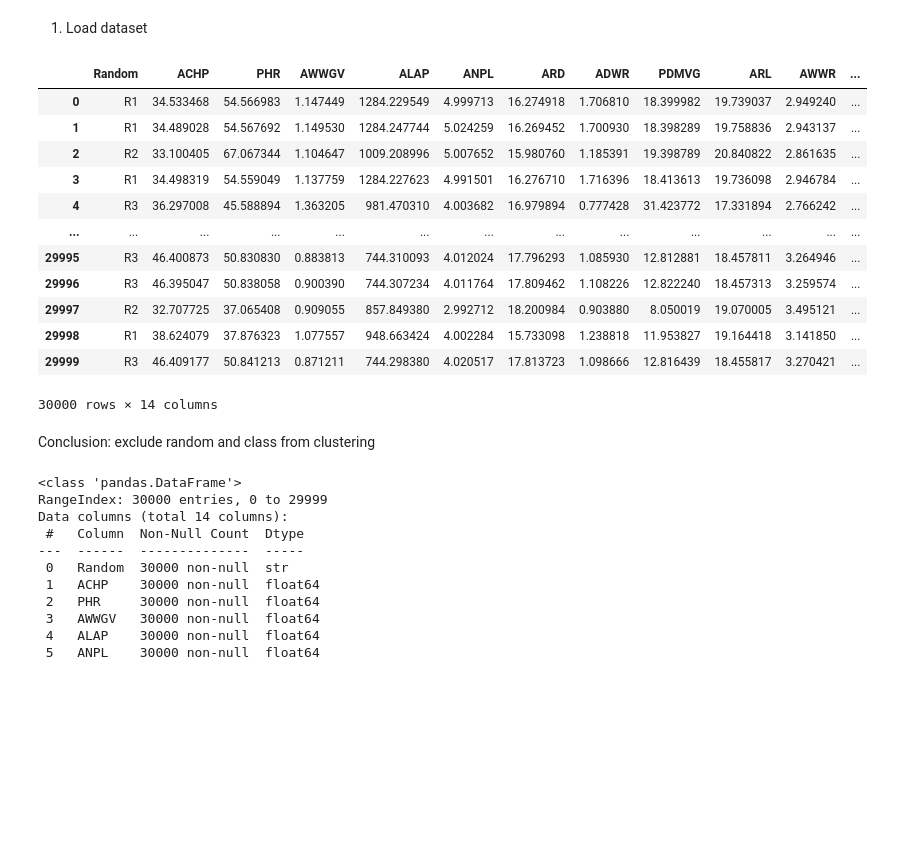
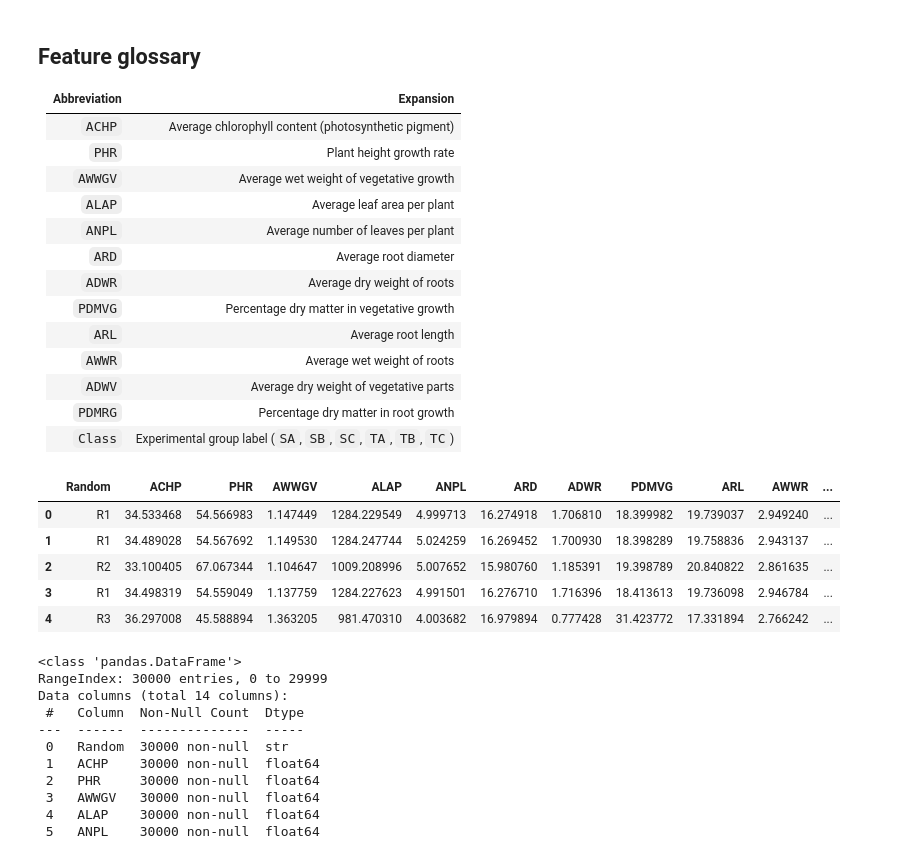
Before and after one commit to DiyaGhorpade/Major-Project, a Jupyter notebook: greenhouse-plant-growth-metrics-eda.ipynb, the cells around one changed output. Saved outputs shown, nothing was run; the diff lists cells and outputs as text; code cells hidden in the pictures; blank space fills up the shorter version.

```diff
--- a/greenhouse-plant-growth-metrics-eda.ipynb
+++ b/greenhouse-plant-growth-metrics-eda.ipynb
@@ -1,29 +1,36 @@
+# %% [markdown]
+## Feature glossary
+
+| Abbreviation | Expansion |
+|---|---|
+| `ACHP` | Average chlorophyll content (photosynthetic pigment) |
+| `PHR` | Plant height growth rate |
+| `AWWGV` | Average wet weight of vegetative growth |
+| `ALAP` | Average leaf area per plant |
+| `ANPL` | Average number of leaves per plant |
+| `ARD` | Average root diameter |
+| `ADWR` | Average dry weight of roots |
+| `PDMVG` | Percentage dry matter in vegetative growth |
+| `ARL` | Average root length |
+| `AWWR` | Average wet weight of roots |
+| `ADWV` | Average dry weight of vegetative parts |
+| `PDMRG` | Percentage dry matter in root growth |
+| `Class` | Experimental group label (`SA`, `SB`, `SC`, `TA`, `TB`, `TC`) |
 # %%
 import numpy as np
 import pandas as pd
 import matplotlib.pyplot as plt
 import seaborn as sns
-# %% [markdown]
-1. Load dataset
 # %%
 df = pd.read_csv('Greenhouse Plant Growth Metrics.csv')
-df
+df.head()
 # %% [output]
 |  | Random | ACHP | PHR | AWWGV | ALAP | ANPL | ARD | ADWR | PDMVG | ARL | AWWR | ... |
 | 0 | R1 | 34.533468 | 54.566983 | 1.147449 | 1284.229549 | 4.999713 | 16.274918 | 1.706810 | 18.399982 | 19.739037 | 2.949240 | ... |
 | 1 | R1 | 34.489028 | 54.567692 | 1.149530 | 1284.247744 | 5.024259 | 16.269452 | 1.700930 | 18.398289 | 19.758836 | 2.943137 | ... |
 | 2 | R2 | 33.100405 | 67.067344 | 1.104647 | 1009.208996 | 5.007652 | 15.980760 | 1.185391 | 19.398789 | 20.840822 | 2.861635 | ... |
 | 3 | R1 | 34.498319 | 54.559049 | 1.137759 | 1284.227623 | 4.991501 | 16.276710 | 1.716396 | 18.413613 | 19.736098 | 2.946784 | ... |
 | 4 | R3 | 36.297008 | 45.588894 | 1.363205 | 981.470310 | 4.003682 | 16.979894 | 0.777428 | 31.423772 | 17.331894 | 2.766242 | ... |
-| ... | ... | ... | ... | ... | ... | ... | ... | ... | ... | ... | ... | ... |
-| 29995 | R3 | 46.400873 | 50.830830 | 0.883813 | 744.310093 | 4.012024 | 17.796293 | 1.085930 | 12.812881 | 18.457811 | 3.264946 | ... |
-| 29996 | R3 | 46.395047 | 50.838058 | 0.900390 | 744.307234 | 4.011764 | 17.809462 | 1.108226 | 12.822240 | 18.457313 | 3.259574 | ... |
-| 29997 | R2 | 32.707725 | 37.065408 | 0.909055 | 857.849380 | 2.992712 | 18.200984 | 0.903880 | 8.050019 | 19.070005 | 3.495121 | ... |
-| 29998 | R1 | 38.624079 | 37.876323 | 1.077557 | 948.663424 | 4.002284 | 15.733098 | 1.238818 | 11.953827 | 19.164418 | 3.141850 | ... |
-| 29999 | R3 | 46.409177 | 50.841213 | 0.871211 | 744.298380 | 4.020517 | 17.813723 | 1.098666 | 12.816439 | 18.455817 | 3.270421 | ... |
-30000 rows × 14 columns
-# %% [markdown]
-Conclusion: exclude random and class from clustering
 # %%
 print(df.info())
 # %% [output]
```
Also changed, not shown: parts of 49 cells of this notebook, 44 other files.
